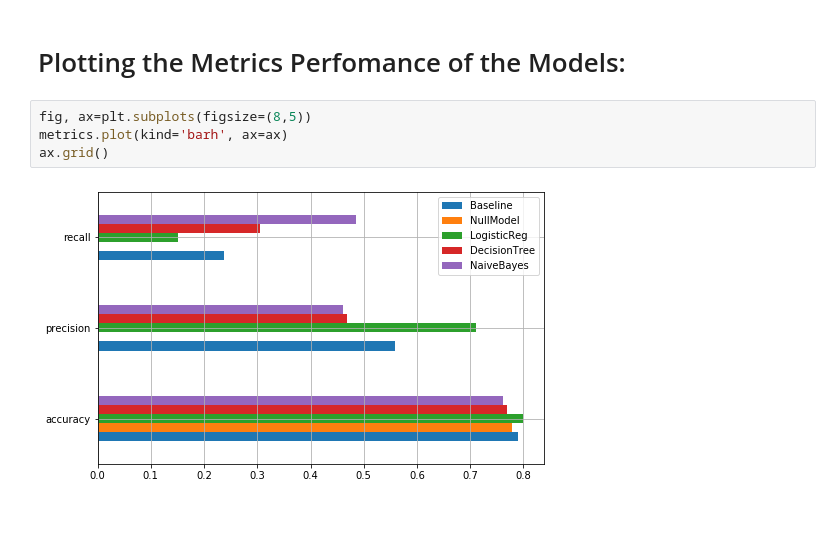
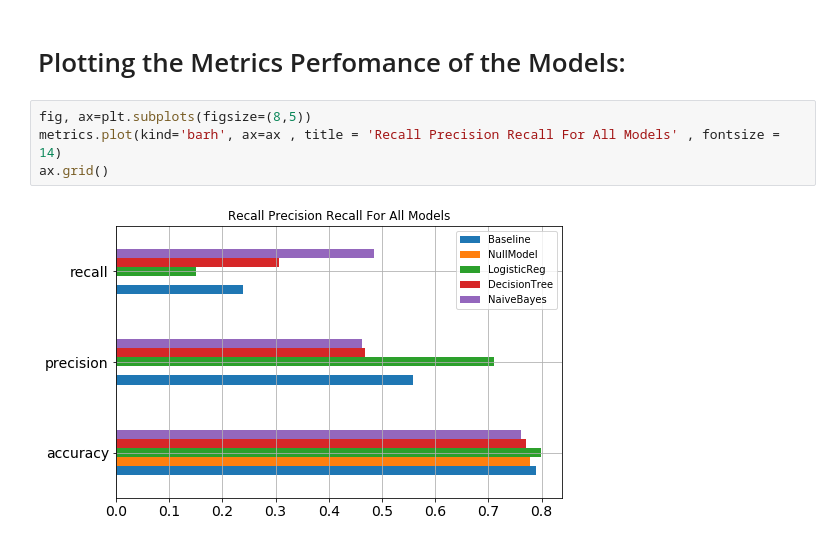
Before and after one commit to jankomah/CreditCardDefault, a Jupyter notebook: Josh_Modelling.ipynb, the cells around one changed output. Drawn from its saved outputs; the diff is of its cells as text; blank space fills up the shorter version.

```diff
--- a/Josh_Modelling.ipynb
+++ b/Josh_Modelling.ipynb
@@ -693,7 +693,7 @@ Area Under The Curve Score (AUC): 0.662134573205177
 # <a id="7">Plotting the Metrics Perfomance of the Models:</a>
 # %%
 fig, ax=plt.subplots(figsize=(8,5))
-metrics.plot(kind='barh', ax=ax)
+metrics.plot(kind='barh', ax=ax , title = 'Recall Precision Recall For All Models' , fontsize = 14)
 ax.grid()
 # %% [output]
-[figure, old version]
+[figure, new version]
```
Also changed, not shown: parts of 8 cells of this notebook.
